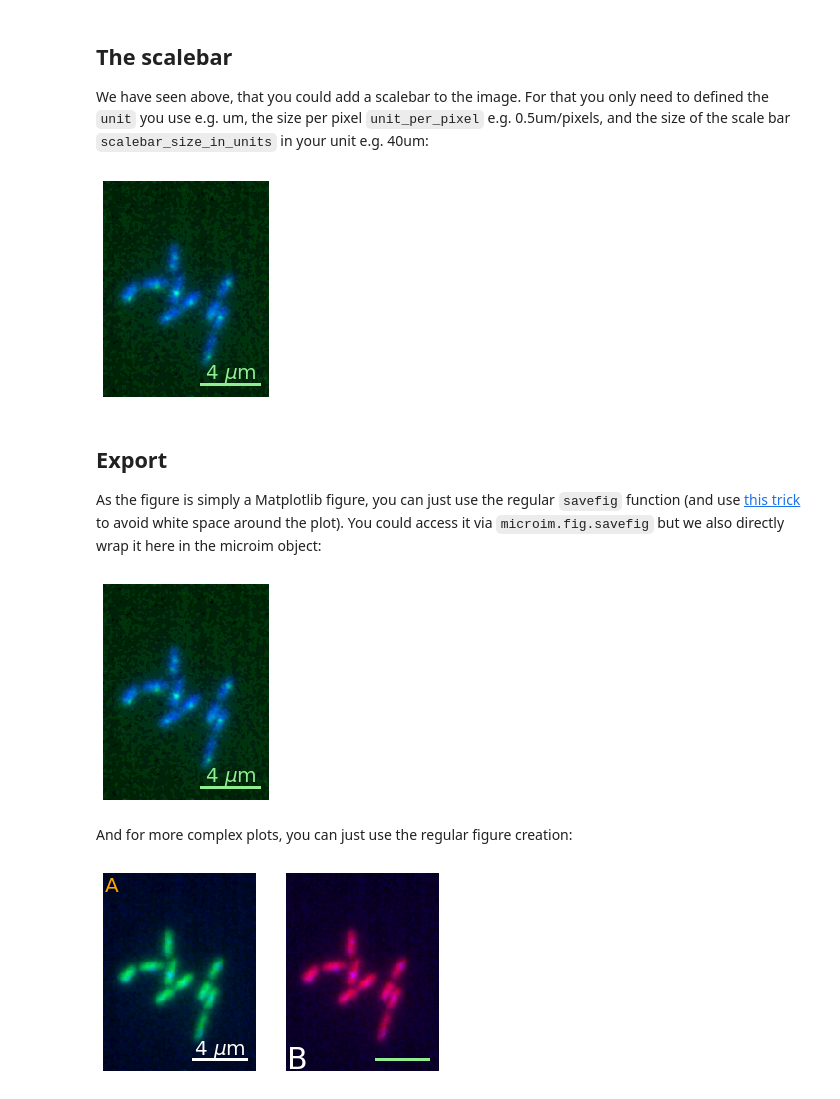
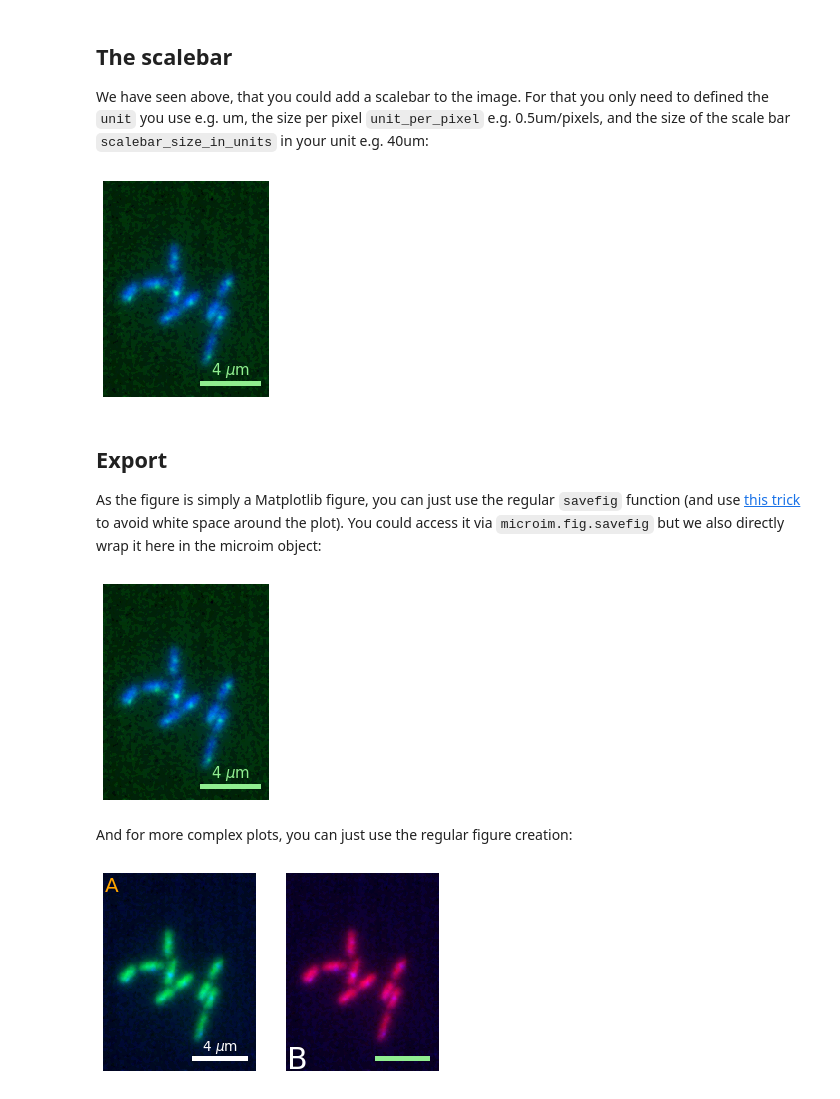
Before and after one commit to guiwitz/microfilm, a Jupyter notebook: _sources/notebooks/create_plots.ipynb, the cells around one changed output. Drawn from its saved outputs; the diff is of its cells as text; code cells hidden in the pictures.

```diff
--- a/_sources/notebooks/create_plots.ipynb
+++ b/_sources/notebooks/create_plots.ipynb
@@ -233,9 +241,9 @@ We have seen above, that you could add a scalebar to the image. For that you onl
 # %%
 microim = microplot.microshow(images=[image1, image2], cmaps=['pure_blue', 'pure_green'],
                               unit='um', scalebar_unit_per_pix=0.065, scalebar_size_in_units=4,
-                              scalebar_text_centered=True, scalebar_color='lightgreen', scalebar_font_size=20);
+                              scalebar_text_centered=True, scalebar_color='lightgreen', scalebar_font_size=0.05);
 # %% [output]
-[figure, old version]
+[figure, new version]
 # %% [markdown]
 ## Export
 
@@ -243,17 +251,17 @@
 # %%
 microim = microplot.microshow(images=[image1, image2], cmaps=['pure_blue', 'pure_green'],
                               unit='um', scalebar_unit_per_pix=0.065, scalebar_size_in_units=4,
-                              scalebar_text_centered=True, scalebar_color='lightgreen', scalebar_font_size=20);
+                              scalebar_text_centered=True, scalebar_color='lightgreen', scalebar_font_size=0.05);
 microim.savefig('single.png', bbox_inches = 'tight', pad_inches = 0, dpi=600)
 # %% [output]
-[figure, old version]
+[figure, new version]
 # %% [markdown]
 And for more complex plots, you can just use the regular figure creation:
 # %%
 fig, ax = plt.subplots(1,2)
 micro1 = microplot.microshow(images=[image1, image2], cmaps=['pure_green', 'pure_blue'],
                               scalebar_unit_per_pix=0.065, scalebar_size_in_units=4, unit='um',
-                    scalebar_text_centered=True, scalebar_font_size=20, scalebar_color='white', ax=ax[0]);
+                    scalebar_text_centered=True, scalebar_font_size=0.05, scalebar_color='white', ax=ax[0]);
 micro2 = microplot.microshow(images=[image1, image2], cmaps=['pure_red', 'pure_blue'],
                               scalebar_unit_per_pix=0.065, scalebar_size_in_units=4, unit='um',
                     scalebar_font_size=None, scalebar_color='lightgreen', ax=ax[1]);
@@ -261,7 +269,7 @@ micro2 = microplot.microshow(images=[image1, image2], cmaps=['pure_red', 'pure_b
 micro1.add_label('A', label_location='upper left', label_font_size=20, label_color='orange')
 micro2.add_label('B', label_location='lower left', label_font_size=30);
 # %% [output]
-[figure, old version]
+[figure, new version]
 # %%
 fig.savefig('figure.png', bbox_inches = 'tight', pad_inches = 0, dpi=600)
 # %%
```
Also changed, not shown: parts of 8 cells of this notebook, 35 other files.
